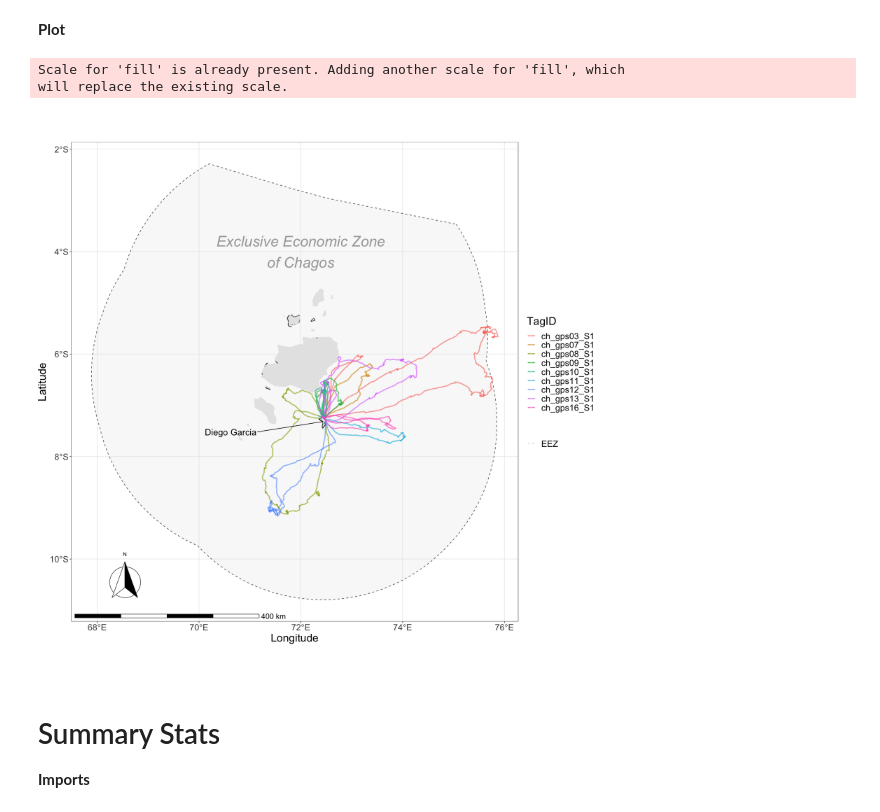
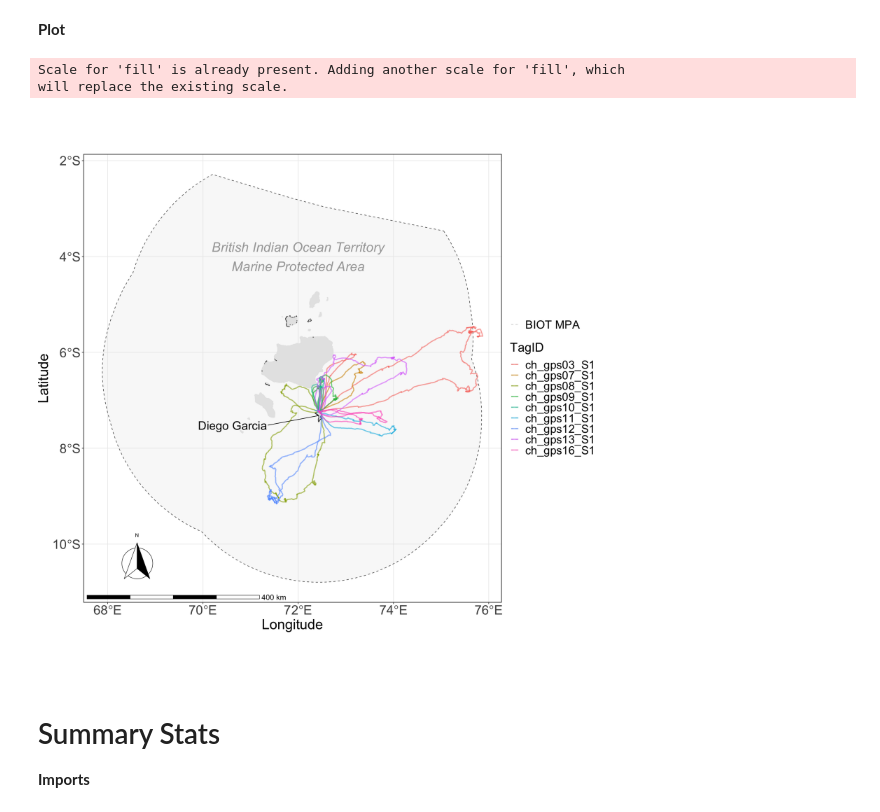
Before and after one commit to robinfreeman/seabirds_dive_predict, a Jupyter notebook: Code/plots.ipynb, the cells around one changed output. Drawn from its saved outputs; the diff is of its cells as text; code cells hidden in the pictures.

```diff
--- a/Code/plots.ipynb
+++ b/Code/plots.ipynb
@@ -55,42 +54,47 @@ options(repr.plot.width=15, repr.plot.height=15)  # Resize plot
 # %%
 # Data import
 gps_data_df = fread("../Data/BIOT_DGBP/all_gps_data.csv")
 gps_data_df$TagID = str_remove(gps_data_df$TagID, "_gv[0-9]+_?[0-9]+") ## this can be removed also
 birds = unique(gps_data_df$TagID)
 
 # Plot
 g <- ggplot(data = world) +
       geom_sf(data = eez, alpha=0.25, linetype = "dashed", show.legend = "line") +  # MPA
       geom_sf(data = chagos.back, fill = 'gray90', colour = 'gray90') +
       geom_sf(data = chagos.simp, colour='gray25', fill = 'gray25', size=0.5) +
       annotation_scale(location = "bl", width_hint = 0.5, text_cex = 1.2) + # scale bar
       #geom_point()+
       xlab("Longitude") + ylab("Latitude") +
       #ggtitle("") +
       geom_path(data = gps_data_df, aes(x = `location-lon`, y = `location-lat`, colour=TagID), alpha=.6, size=1) +
       scale_fill_manual(values=rainbow(length(birds))) +
-      annotate(geom = "text", x = 72, y = -4, label = "Exclusive Economic Zone\nof Chagos",
-               fontface = "italic", color = "grey27", size = 10, alpha=.5) +
-      theme(text = element_text(size = 21), plot.margin = rep(unit(0,"null"),4)) +
+      annotate(geom = "text", x = 72, y = -4, label = "British Indian Ocean Territory\nMarine Protected Area",
+               fontface = "italic", color = "grey27", size = 9, alpha=.5) +
+      theme(axis.text = element_text(size = 25),
+            axis.title = element_text(size = 27),
+            plot.margin = rep(unit(0,"null"),4),
+            #plot.margin = unit.c(rep(unit(0,"null"),2), unit(2, 'cm'), unit(0,"null")),
+            #legend.position=c(.917,.899),
+            #legend.background = element_rect(fill="white", colour="black"),
+            panel.border = element_rect(fill=NA, colour = "black", size=1),
+            legend.text = element_text(size=22),
+            legend.title = element_text(size=24)) +
       annotation_north_arrow(location = "bl", which_north = "true",
                              height = unit(3.5, "cm"),
                              width = unit(3.5, "cm"),
                              pad_x = unit(0.75, "in"),
                              pad_y = unit(0.5, "in"),
                              style = north_arrow_fancy_orienteering) +
       geom_text_repel(data = data.frame(lng = c(-7.3195), lat = c(72.4229), label = c("Diego Garcia")),
                     aes(x = lat, y = lng, label = label),
-                    nudge_x = -1.8, nudge_y = -0.2, size=6) +
-      scale_fill_manual(name = "", values = c("EEZ" = "black"),
-                      #guide = guide_legend(override.aes = list(linetype = "dashed"),
-                      #                                         shape = 16, fill = "black")
-                       )
+                    nudge_x = -1.8, nudge_y = -0.2, size=8) +
+      scale_fill_manual(name = "", values = c("BIOT MPA" = "black"))
 
 g
 # %% [output]
 Scale for 'fill' is already present. Adding another scale for 'fill', which
 will replace the existing scale.
-[figure, old version]
+[figure, new version]
 # %% [markdown]
 # Summary Stats
 
```
Also changed, not shown: parts of 31 cells of this notebook, 2 other files.
